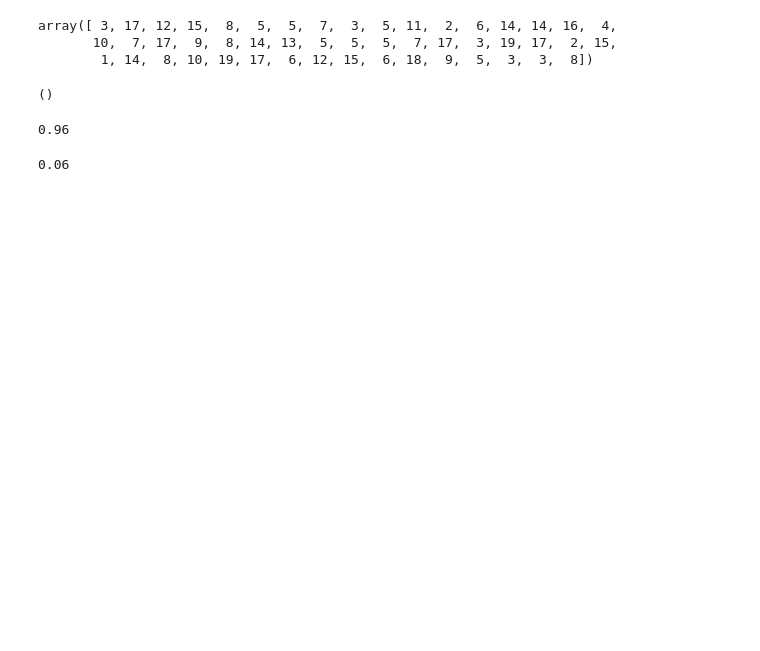
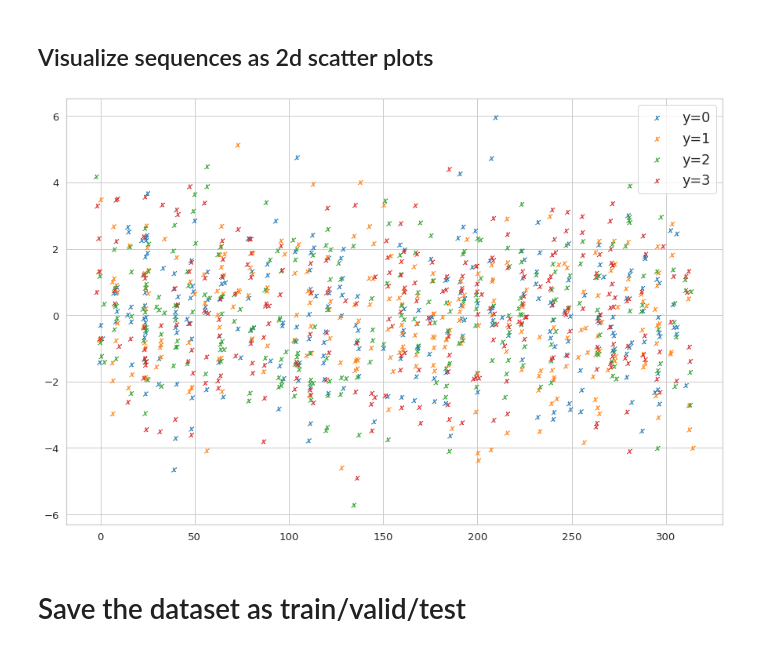
Before and after one commit to tufts-ml/pchmm-missing-data-limited-labels, a Jupyter notebook: toydata/notebooks/create_new_toy_dataset_with_more_states.ipynb, the cells around one changed output. Saved outputs shown, nothing was run; the diff lists cells and outputs as text; code cells hidden in the pictures; blank space fills up the shorter version.

```diff
--- a/toydata/notebooks/create_new_toy_dataset_with_more_states.ipynb
+++ b/toydata/notebooks/create_new_toy_dataset_with_more_states.ipynb
@@ -111,19 +153,22 @@ plt.show()
-# %%
-state_sequence
-# %% [output]
-array([ 3, 17, 12, 15,  8,  5,  5,  7,  3,  5, 11,  2,  6, 14, 14, 16,  4,
-       10,  7, 17,  9,  8, 14, 13,  5,  5,  5,  7, 17,  3, 19, 17,  2, 15,
-        1, 14,  8, 10, 19, 17,  6, 12, 15,  6, 18,  9,  5,  3,  3,  8])
-# %%
-observation = np.zeros(2)
-observation[1].shape
-# %% [output]
-()
-# %%
-(1-0.04)
-# %% [output]
-0.96
-# %%
-0.96/16
-# %% [output]
-0.06
+# %% [markdown]
+## Visualize sequences as 2d scatter plots
+# %%
+f, axs = plt.subplots(1, 1, figsize=(15, 10))
+sns.set_context("notebook", font_scale=1.6)
+
+
+for jj, ordinal_label in enumerate(np.unique(outcomes)):
+    feature_vals_ND_labels_y = dataset[outcomes==ordinal_label][:5]
+
+    # plot time series sequence of example with label 0 and 1
+    axs.scatter(feature_vals_ND_labels_y[:, :, 0], feature_vals_ND_labels_y[:, :, 1],
+                marker='$x$', linestyle=':',  label=f'y={ordinal_label}')
+
+#     axs.set_title('10 sequences with label y=%d'%ordinal_label)
+    axs.legend()
+
+plt.show()
+# %% [output]
+[figure, added]
+# %% [markdown]
+# Save the dataset as train/valid/test
```
Also changed, not shown: parts of 6 cells of this notebook, 4 other files.
